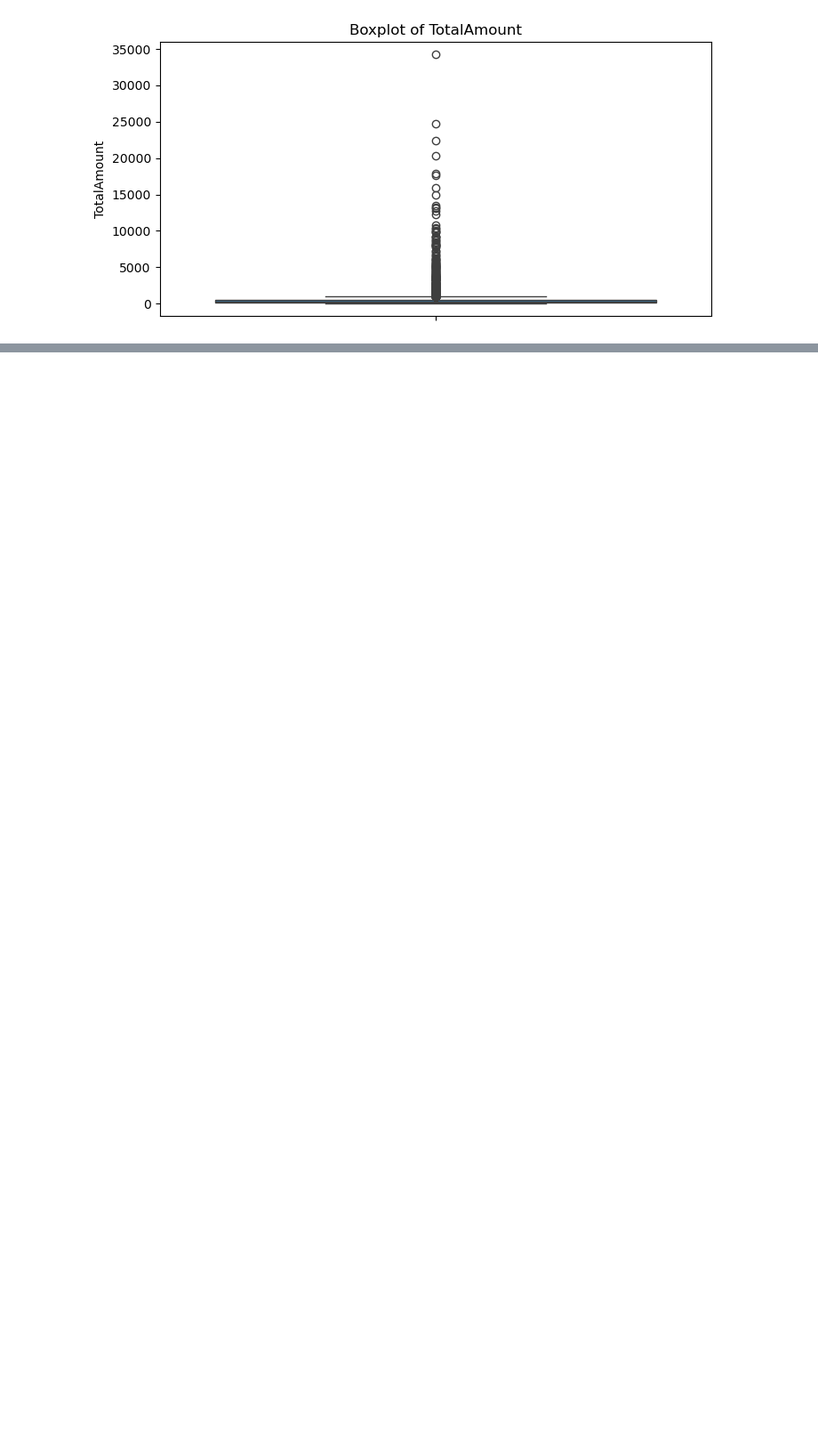
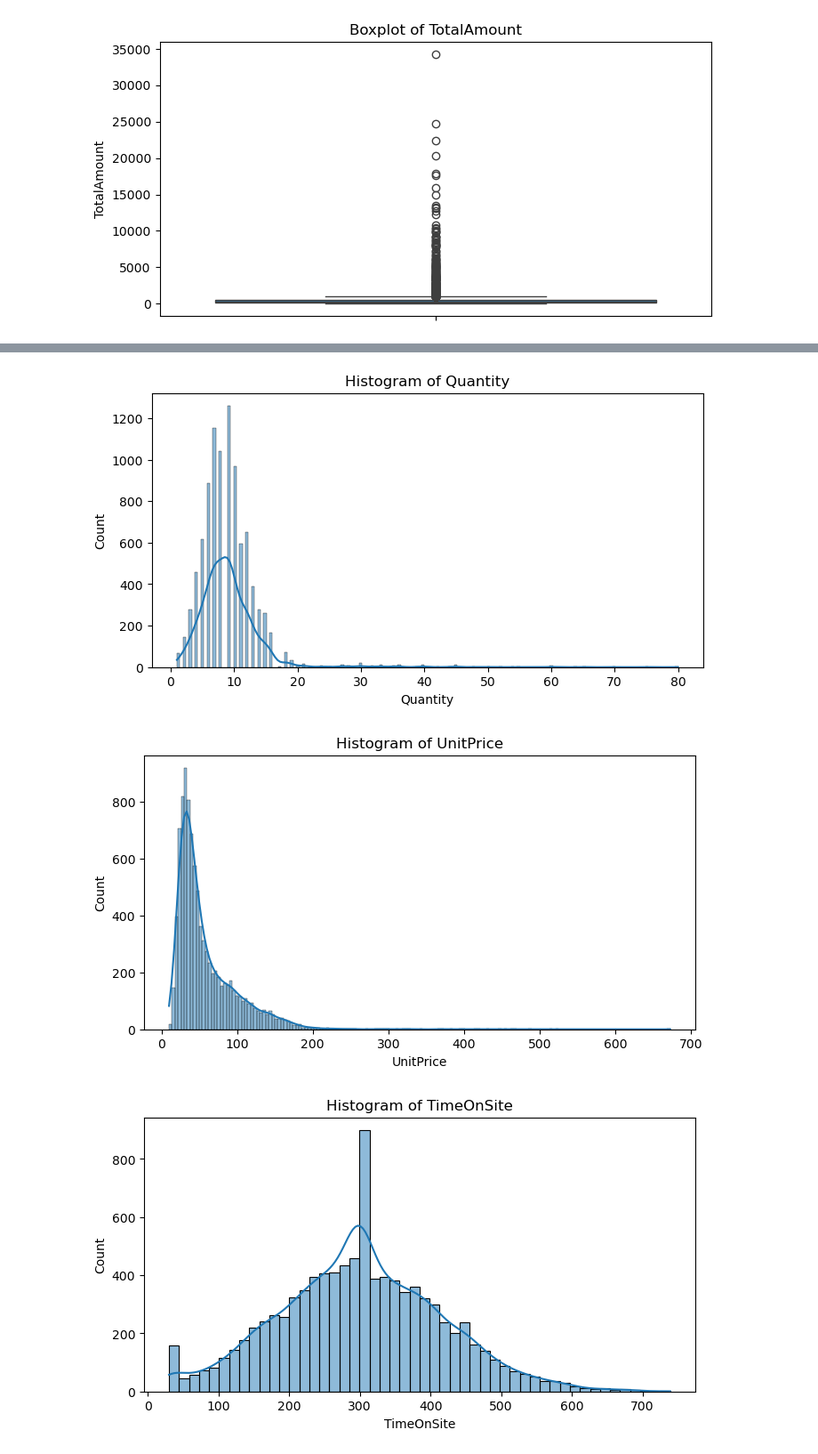
Before and after one commit to felekebeamlak-del/stat_capstone, a Jupyter notebook: G1 Stat Capstone.ipynb, the cells around one changed output, grey strips where cells are left out. Shown at 89% size. Cells and saved outputs as stored; diff of their text form; code cells hidden in the pictures; blank space fills up the shorter version.

```diff
--- a/G1 Stat Capstone.ipynb
+++ b/G1 Stat Capstone.ipynb
@@ -395,0 +410,27 @@ for col in numeric_cols:
+# %%
+# for numberical variables , calculate mean, median, mode, Q1, Q3, IQR, lower bound and upper bound, standard deviation, variance
+numeric_cols = ['Quantity', 'UnitPrice', 'DiscountApplied', 'ReviewRating', 'IsFirstPurchase', 'TimeOnSite', 'ShippingCost', 'ItemsInCart', 'PreviousSpending', 'BrowsingSessions', 'TotalAmount']
+for col in numeric_cols:
+    mean = retail_df[col].mean()
+    median = retail_df[col].median()
+    mode = retail_df[col].mode()[0]
+    Q1 = retail_df[col].quantile(0.25)
+    Q3 = retail_df[col].quantile(0.75)
+    IQR = Q3 - Q1
+    lower_bound = Q1 - 1.5 * IQR
+    upper_bound = Q3 + 1.5 * IQR
+    std_dev = retail_df[col].std()
+    variance = retail_df[col].var()
+
+    print(f'Statistics for {col}:')
+    print(f'Mean: {mean}')
+    print(f'Median: {median}')
+    print(f'Mode: {mode}')
+    print(f'Q1: {Q1}')
+    print(f'Q3: {Q3}')
+    print(f'IQR: {IQR}')
+    print(f'Lower Bound: {lower_bound}')
+    print(f'Upper Bound: {upper_bound}')
+    print(f'Standard Deviation: {std_dev}')
+    print(f'Variance: {variance}')
+    print('\n')
@@ -395,0 +455,12 @@ for col in numeric_cols:
+# %%
+# histogram for numerical columns with exception of review rating and history of previous purchases
+num_cols =['Quantity', 'UnitPrice', 'TimeOnSite', 'ShippingCost', 'ItemsInCart', "PreviousSpending", 'TotalAmount']
+for col in num_cols:
+    plt.figure(figsize=(8,4))
+    sns.histplot(retail_df[col], kde=True)
+    plt.title(f'Histogram of {col}')
+    plt.show()
+# %% [output]
+[figure, added]
+[figure, added]
+[figure, added]
```
Also changed, not shown: parts of 13 cells of this notebook, 1 other file.
